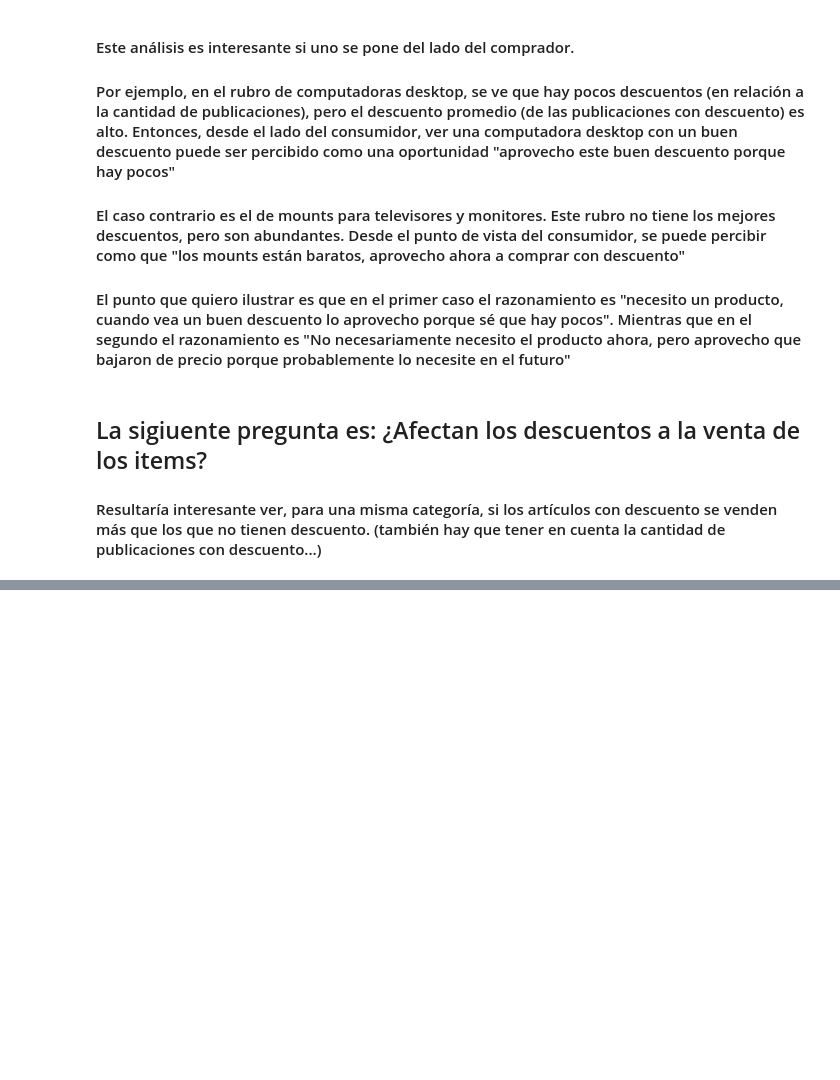
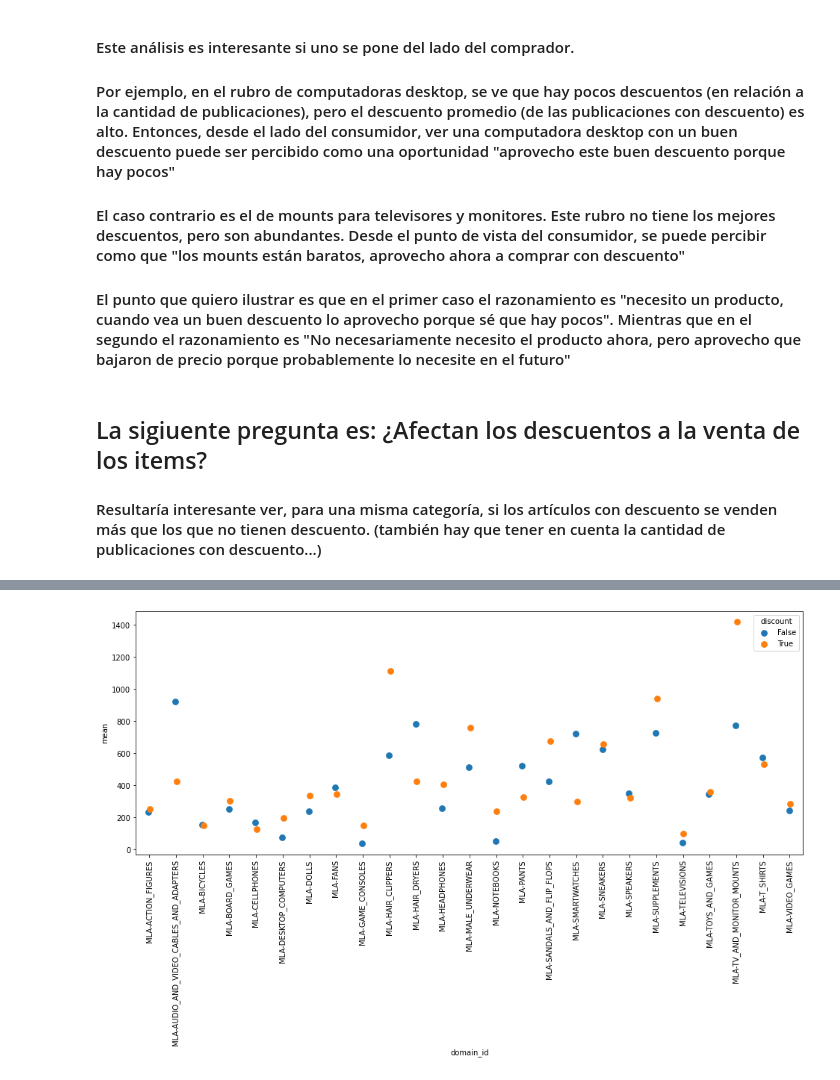
Before and after one commit to panza238/MLC, a Jupyter notebook: Notebooks/MLC_05_DESCUENTO.ipynb, the cells around one changed output, grey strips where cells are left out. Drawn from its saved outputs; the diff is of its cells as text; code cells hidden in the pictures; blank space fills up the shorter version.

```diff
--- a/Notebooks/MLC_05_DESCUENTO.ipynb
+++ b/Notebooks/MLC_05_DESCUENTO.ipynb
@@ -443,0 +448,2 @@ Intentar graficar ambos en un mismo gráfico (valga la redundancia)
+# %%
+price_top_categories_df = raw_top_categories_df[["id", "domain_id","price", "original_price", "sold_quantity"]]
@@ -443,0 +468,24 @@ Intentar graficar ambos en un mismo gráfico (valga la redundancia)
+# %%
+disc_top_categories_df = price_top_categories_df[price_top_categories_df["original_price"].notnull()]
+full_top_categories_df = price_top_categories_df[price_top_categories_df["original_price"].isnull()]
+# Agrego una columna extra que me va a servir más adelante
+#disc_top_categories_df["discount"] = True
+#full_top_categories_df["discount"] = False
+# %%
+mean_disc_df = disc_top_categories_df.groupby("domain_id").mean().reset_index()
+mean_full_df = full_top_categories_df.groupby("domain_id").mean().reset_index()
+
+std_disc_df = disc_top_categories_df.groupby("domain_id").std().reset_index()
+std_full_df = full_top_categories_df.groupby("domain_id").std().reset_index()
+
+ms_disc_df = mean_disc_df.merge(std_disc_df, on=["domain_id"])[["domain_id","sold_quantity_x", "sold_quantity_y"]]
+ms_full_df = mean_full_df.merge(std_full_df, on=["domain_id"])[["domain_id","sold_quantity_x", "sold_quantity_y"]]
+ms_disc_df.columns =["domain_id", "mean", "std"]
+ms_full_df.columns =["domain_id", "mean", "std"]
+# Agrego una columna extra que me va a servir más adelante para graficar
+ms_disc_df["discount"] = True
+ms_full_df["discount"] = False
+# %%
+# Uno los dfs para graficarlos juntos
+appended_df = ms_disc_df.append(ms_full_df, ignore_index=True)
+appended_df
@@ -443,0 +510,13 @@ Intentar graficar ambos en un mismo gráfico (valga la redundancia)
+# %%
+# Gráfico sin barras de error
+
+plt.figure(figsize=(16, 6))
+
+point_plot = sns.pointplot(x = 'domain_id', y = 'mean', hue='discount',
+                           data=appended_df, dodge=True, join=False, ci=None,
+                           )
+
+for cat_label in point_plot.get_xticklabels():
+    cat_label.set_rotation(90)
+# %% [output]
+[figure, added]
```
Also changed, not shown: parts of 95 cells of this notebook, 2 other files.
